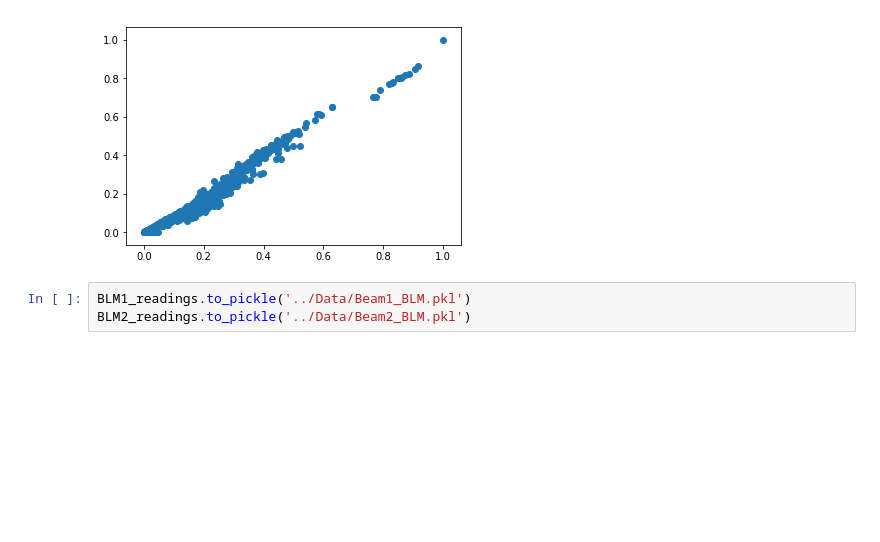
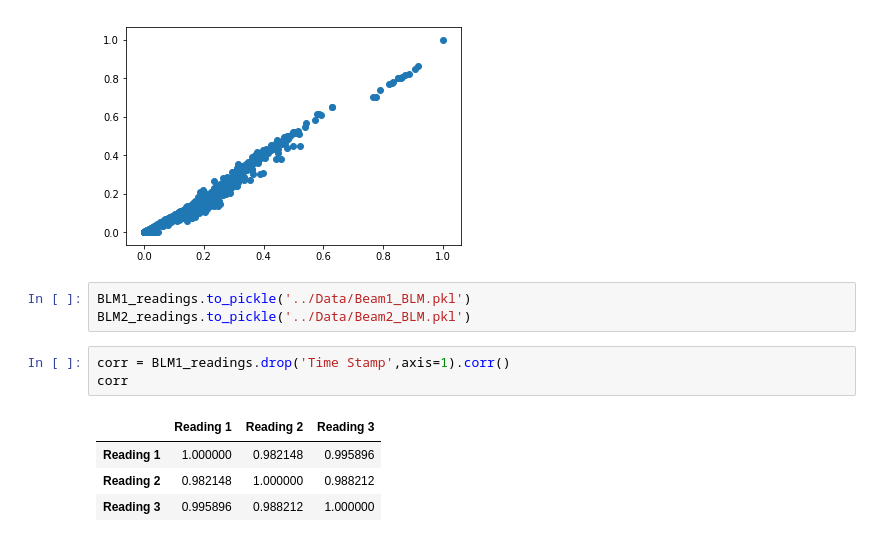
Before and after one commit to mfer0010/BscThesis, a Jupyter notebook: Jupyter Notebook Code/01_Analysis of BLM Data.ipynb, the cells around one changed output. Drawn from its saved outputs; the diff is of its cells as text; blank space fills up the shorter version.

```diff
--- a/Jupyter Notebook Code/01_Analysis of BLM Data.ipynb
+++ b/Jupyter Notebook Code/01_Analysis of BLM Data.ipynb
@@ -237,3 +249,11 @@ plt.show()
 # %%
 BLM1_readings.to_pickle('../Data/Beam1_BLM.pkl')
 BLM2_readings.to_pickle('../Data/Beam2_BLM.pkl')
+# %%
+corr = BLM1_readings.drop('Time Stamp',axis=1).corr()
+corr
+# %% [output]
+|  | Reading 1 | Reading 2 | Reading 3 |
+| Reading 1 | 1.000000 | 0.982148 | 0.995896 |
+| Reading 2 | 0.982148 | 1.000000 | 0.988212 |
+| Reading 3 | 0.995896 | 0.988212 | 1.000000 |
```
Also changed, not shown: parts of 5 cells of this notebook, 15 other files.
